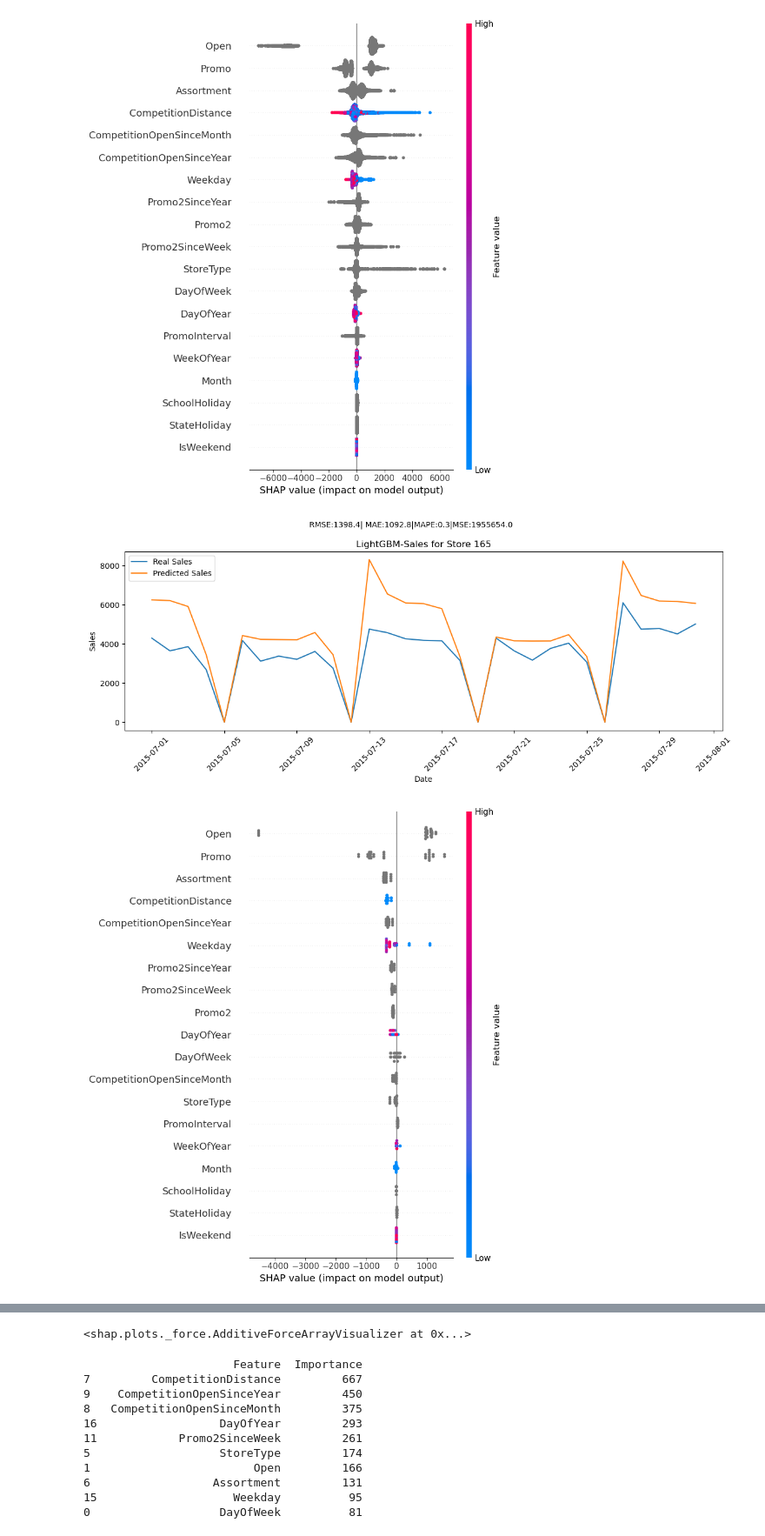
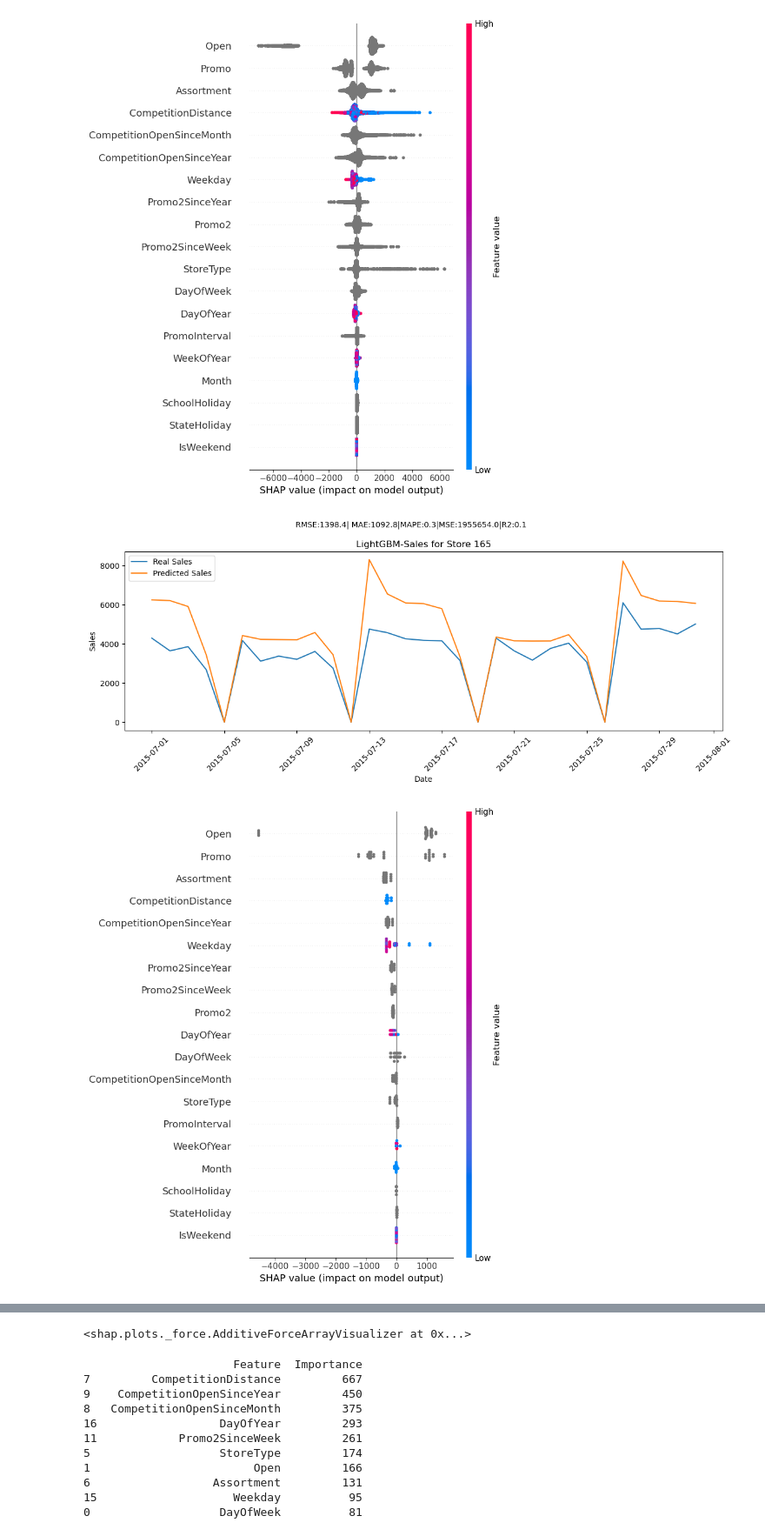
Before and after one commit to GeorgeStampolidiss/Projects, a Jupyter notebook: Project1_GStampolidis.ipynb, the cells around one changed output, grey strips where cells are left out. Shown at 87% size. Drawn from its saved outputs; the diff is of its cells as text; code cells hidden in the pictures.

```diff
--- a/Project1_GStampolidis.ipynb
+++ b/Project1_GStampolidis.ipynb
@@ -2135,40 +2154,40 @@ store_df=store_df.sort_values(by='Date')
 #Statistics
 rmse_store=np.sqrt(mean_squared_error(store_df['y'],store_df['PredictedSalesLGBMdefault']))
 mae_store=mean_absolute_error(store_df['y'],store_df['PredictedSalesLGBMdefault'])
-#r2_store=r2_score(store_df['y'],store_df['PredictedSalesFULLLGBM'])
+r2_store=r2_score(store_df['y'],store_df['PredictedSalesLGBMdefault'])
 mape=mean_absolute_percentage_error(store_df['y'],store_df['PredictedSalesLGBMdefault'])
 mse=mean_squared_error(store_df['y'],store_df['PredictedSalesLGBMdefault'])
 
 #Plot for predictions vs real values
 plt.figure(figsize=(12,5))
 plt.plot(store_df['Date'],store_df['y'],label='Real Sales')
 plt.plot(store_df['Date'],store_df['PredictedSalesLGBMdefault'],label='Predicted Sales')
 plt.title(f'Sales Predicitions for Store {store_ID}')
 plt.xlabel('Date')
 plt.ylabel('Sales')
 plt.legend()
 plt.title(f'LightGBM-Sales for Store {store_ID}')
-plt.suptitle(f"RMSE:{rmse_store:.1f}| MAE:{mae_store:.1f}|MAPE:{mape:.1f}|MSE:{mse:.1f}",fontsize=10)
+plt.suptitle(f"RMSE:{rmse_store:.1f}| MAE:{mae_store:.1f}|MAPE:{mape:.1f}|MSE:{mse:.1f}|R2:{r2_store:.1f}",fontsize=10)
 plt.xticks(rotation=45)
 plt.tight_layout()
 plt.show()
 
 #SHAP plot for specific store
 #Predictions for store_ID
 X_test_store=X_test[test_data['Store']==store_ID]
 #SHAP Explainer
 explainer=shap.TreeExplainer(model_lgbm_default,feature_perturbation="tree_path_dependent")
 #SHAP values
 shap_values_store = explainer.shap_values(X_test_store)
 # SHAP summary diagram
 shap.summary_plot(shap_values_store,X_test_store,show=True)
 
 #Virtual SHAP plot (Force plot for all the predictions in July)
 shap.initjs()
 shap.force_plot(explainer.expected_value,shap_values_store[:31],X_test_store[:31])
 # %% [output]
-[figure, old version]
+[figure, new version]
-[figure, old version]
+[figure, new version]
 [interactive output not drawn]
 <shap.plots._force.AdditiveForceArrayVisualizer at 0x...>
 # %%
```
Also changed, not shown: parts of 5 cells of this notebook.
